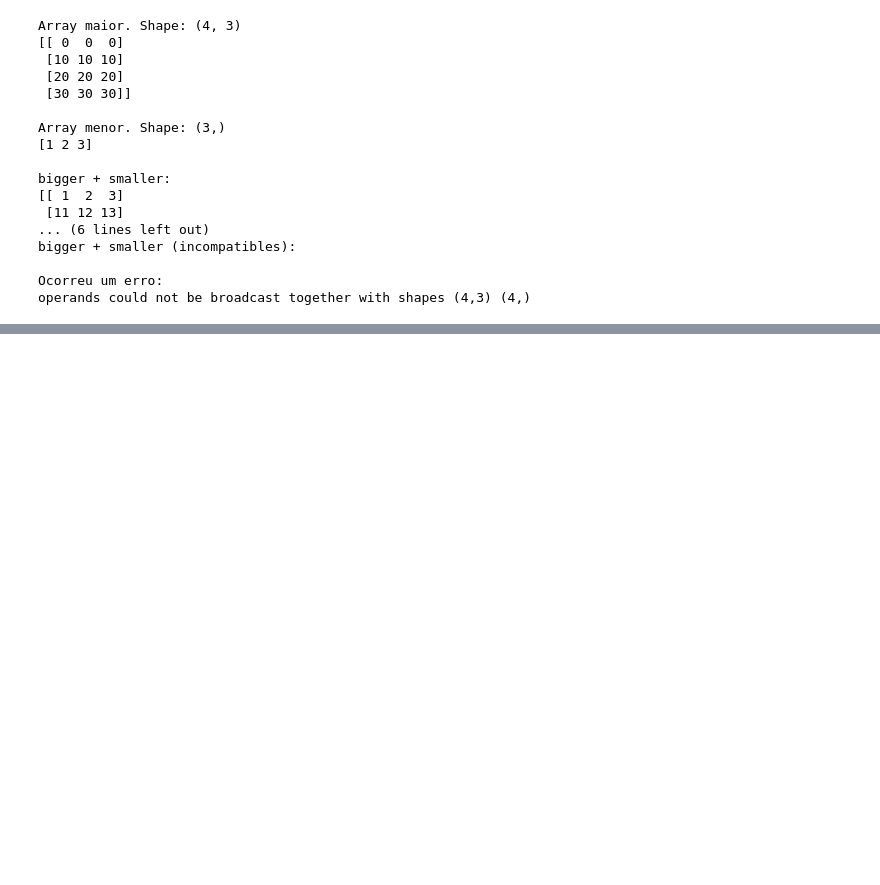
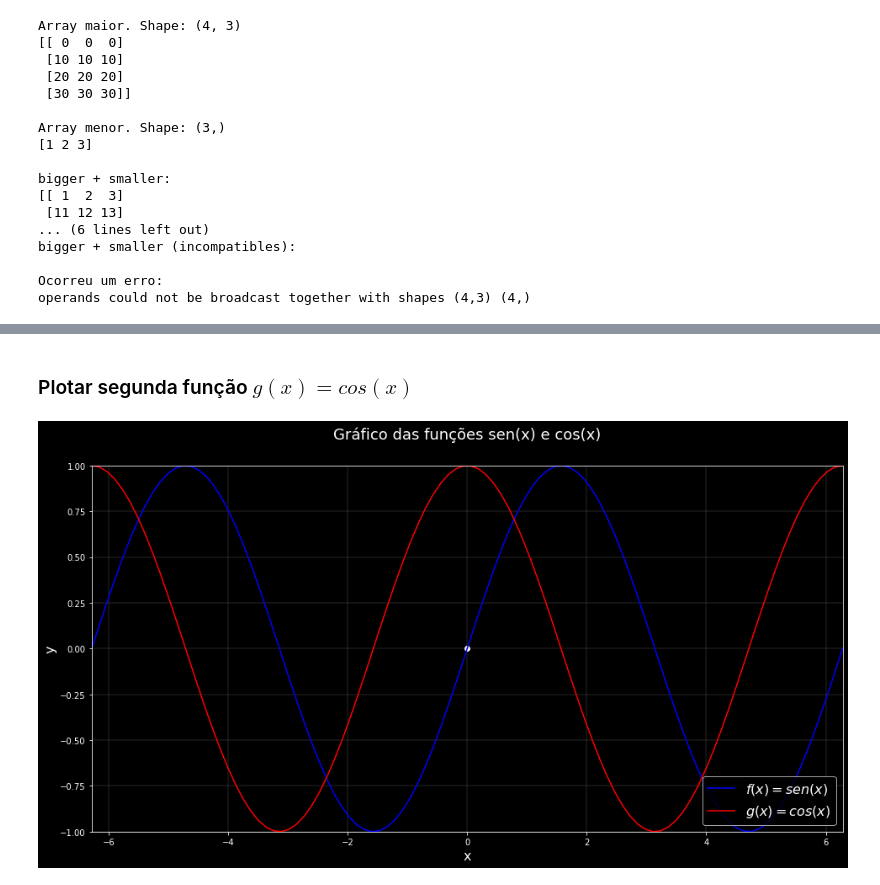
Before and after one commit to playeredlc/treinamento-h2ia, a Jupyter notebook: praticas_numpy_matplotlib.ipynb, the cells around one changed output, grey strips where cells are left out. Cells and saved outputs as stored; diff of their text form; code cells hidden in the pictures; blank space fills up the shorter version.

```diff
--- a/praticas_numpy_matplotlib.ipynb
+++ b/praticas_numpy_matplotlib.ipynb
@@ -349,0 +427,25 @@ operands could not be broadcast together with shapes (4,3) (4,)
+# %% [markdown]
+### Plotar segunda função $g(x) = cos(x)$
+# %%
+# gráfico anterior
+plt.title("Gráfico das funções sen(x) e cos(x)", fontsize=18, pad=32)
+plt.xlabel(r'x', fontsize=16)
+plt.ylabel(r'y', fontsize=16)
+plt.grid(c='grey', linewidth=0.3)
+plt.scatter(0, 0, color='white')
+plt.xlim(-np.pi*2, np.pi*2)
+plt.ylim(-1, 1)
+
+# plota fx
+plt.plot(x, fx, c='blue')
+
+# definir g(x)
+gx = np.cos(x)
+
+# plota gx e ajusta legenda
+plt.plot(x, gx, c='red')
+plt.legend([r'$f(x)=sen(x)$', r'$g(x)=cos(x)$'], loc='lower right', fontsize=16)
+
+plt.show()
+# %% [output]
+[figure, added]
```
Also changed, not shown: parts of 22 cells of this notebook.
